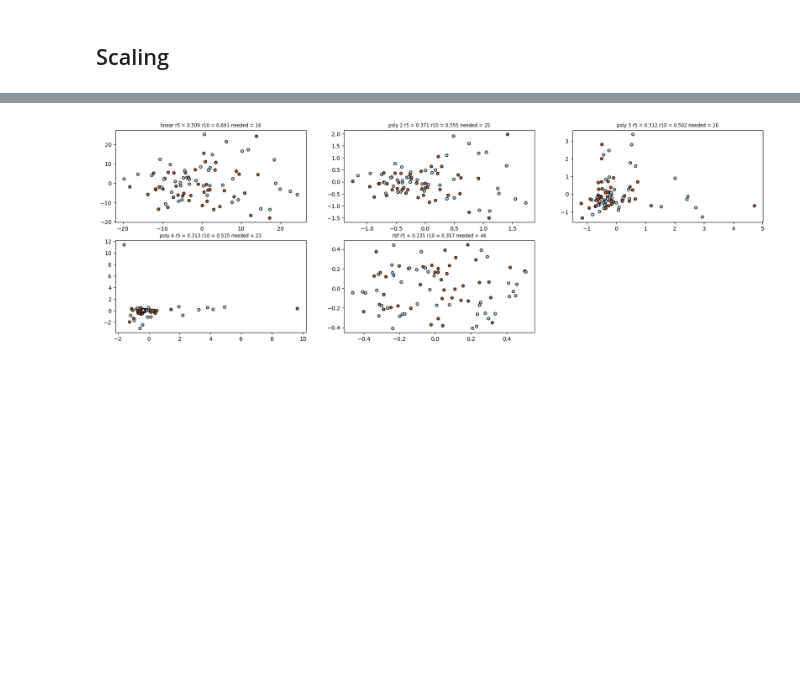
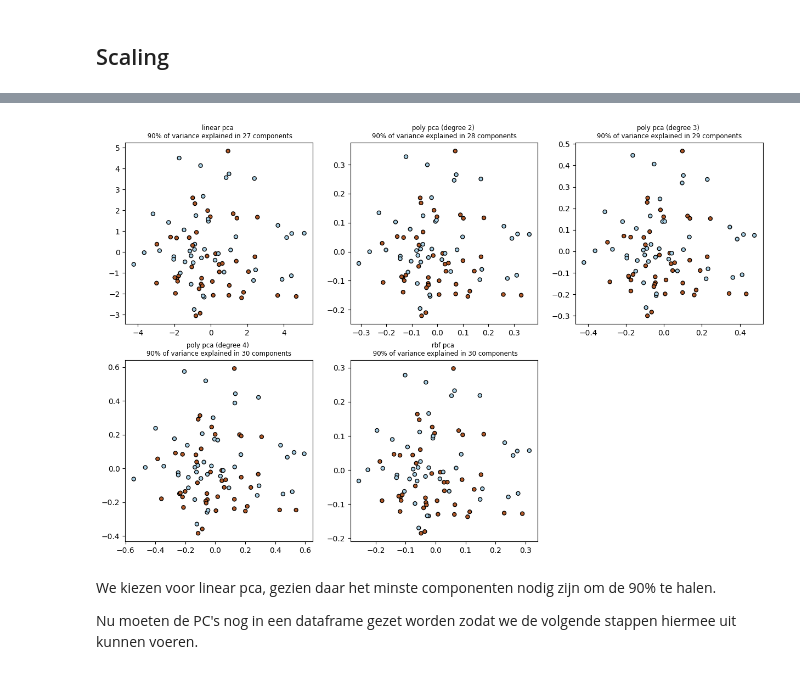
Before and after one commit to Doesjka/TM10007_ML_g9, a Jupyter notebook: assignment.ipynb, the cells around one changed output, grey strips where cells are left out. Drawn from its saved outputs; the diff is of its cells as text; code cells hidden in the pictures; blank space fills up the shorter version.

```diff
--- a/assignment.ipynb
+++ b/assignment.ipynb
@@ -173,20 +160,14 @@ X_train_scaled_df = pd.DataFrame(X_train_scaled, columns=X_train_median.columns)
 # %%
-pca = decomposition.PCA()
-pca.fit(X_train_scaled_df)
-X_pca = pca.transform(X_train_scaled_df)
-print("gewoon pca ", pca.explained_variance_[0:4])
-print("gewoon pca ", pca.explained_variance_ratio_[0:4])
-
 kernels = ['linear', 'poly', 'rbf']#, 'sigmoid', 'cosine']#, 'precomputed']
-
-fig = plt.figure(figsize=(21,7*len(kernels)))
-num=0
-
 degrees = [2, 3, 4]
 
+# Figuur initiëren
+fig = plt.figure(figsize=(15,10*len(kernels)))
+# Categorieën omzetten naar nullen en enen zodat de kleuren makkelijk in een keer gedaan kunnen worden.
 y_train.values[y_train.values == 'lipoma'] = 0
 y_train.values[y_train.values == 'liposarcoma'] = 1
 
+num=0
 for kernel in kernels:
     if kernel == 'poly':
         for degree in degrees:
@@ -197,23 +178,20 @@ for kernel in kernels:
             ax.scatter(X_pca[:, 0], X_pca[:, 1], marker='o', c=y_train,
                s=25, edgecolor='k', cmap=plt.cm.Paired)
 
-            print(kernel + " ", str(degree), " ", pca.eigenvalues_[0:5])
-
+            # print(kernel + " ", str(degree), " ", pca.eigenvalues_[0:5])
             explained_variance_ratios = pca.eigenvalues_ / pca.eigenvalues_.sum()
-
             print(kernel + " ", str(degree), " ", explained_variance_ratios[0:5])
-
 
             total_ratio = 0
             i=0
-            while total_ratio < 0.8:
+            while total_ratio < 0.9:
                 total_ratio += explained_variance_ratios[i]
                 i+=1
 
-            ax.set_title(kernel + " " + str(degree) + " " +
-                         "r5 = " + str(round(explained_variance_ratios[0:4].sum(),3))+ " "  +
-                         "r10 = " + str(round(explained_variance_ratios[0:9].sum(),3))+ " "  +
-                    "needed = " + str(i),
+            ax.set_title(kernel + " pca (degree " + str(degree) + ") \n" +
+                        #  "r5 = " + str(round(explained_variance_ratios[0:4].sum(),3))+ " "  +
+                        #  "r10 = " + str(round(explained_variance_ratios[0:9].sum(),3))+ " "  +
+                    "90% of variance explained in " + str(i) + " components",
              fontsize='small')
             num+=1
     else:
@@ -224,43 +202,21 @@ for kernel in kernels:
         ax.scatter(X_pca[:, 0], X_pca[:, 1], marker='o', c=y_train,
                s=25, edgecolor='k', cmap=plt.cm.Paired)
 
-        print(kernel, " ", pca.eigenvalues_[0:5])
-
+        # print(kernel, " ", pca.eigenvalues_[0:5])
         explained_variance_ratios = pca.eigenvalues_ / pca.eigenvalues_.sum()
-
         print(kernel + " ", explained_variance_ratios[0:5])
 
         i=0
         total_ratio = 0
-        while total_ratio < 0.8:
+        while total_ratio < 0.9:
             total_ratio += explained_variance_ratios[i]
             i+=1
 
-        ax.set_title(kernel + " " +
-            	    "r5 = " + str(round(explained_variance_ratios[0:4].sum(),3))+ " "  +
-                    "r10 = " + str(round(explained_variance_ratios[0:9].sum(),3))+ " "  +
-                    "needed = " + str(i),
+        ax.set_title(kernel + " pca \n " +
+            	    # "r5 = " + str(round(explained_variance_ratios[0:4].sum(),3))+ " "  +
+                    # "r10 = " + str(round(explained_variance_ratios[0:9].sum(),3))+ " "  +
+                    "90% of variance explained in " + str(i) + " components",
              fontsize='small')
 
         num+=1
-
-
-# print(round(pca.eigenvalues_.sum(),3))
-
-# X_test_kernel_pca = kernel_pca.fit(X_train).transform(X_test)
-
-
-# seaborn.scatterplot(x=X_pca[:, 0], y=X_pca[:, 1], hue=y_train)
-
-# plt.xscale('log')
-# plt.yscale('log')
-# print(pca.explained_variance_ratio_)
-# print(pca.singular_values_)
-# print(sum(pca.explained_variance_ratio_))
-
-# pca_df = pd.DataFrame(pca.components_,columns=X_train_scaled_df.columns,index = ['PC-1','PC-2','PC-3','PC-4','PC-5'])
-# max_feature = pca_df.idxmax(axis=1)
-# print(X_train_scaled_df[max_feature.iloc[1]])
-# seaborn.scatterplot(x=X_train_scaled_df[max_feature.iloc[0]], y=X_train_scaled_df[max_feature.iloc[1]], hue=labels_train)
-# print(max_feature)
 # %% [output]
@@ -279 +228,5 @@ rbf  [0.08039681 0.06206103 0.05169099 0.04109678 0.03138021]
-[figure, old version]
+[figure, new version]
+# %% [markdown]
+We kiezen voor linear pca, gezien daar het minste componenten nodig zijn om de 90% te halen.
+
+Nu moeten de PC's nog in een dataframe gezet worden zodat we de volgende stappen hiermee uit kunnen voeren.
```
Also changed, not shown: parts of 5 cells of this notebook.
